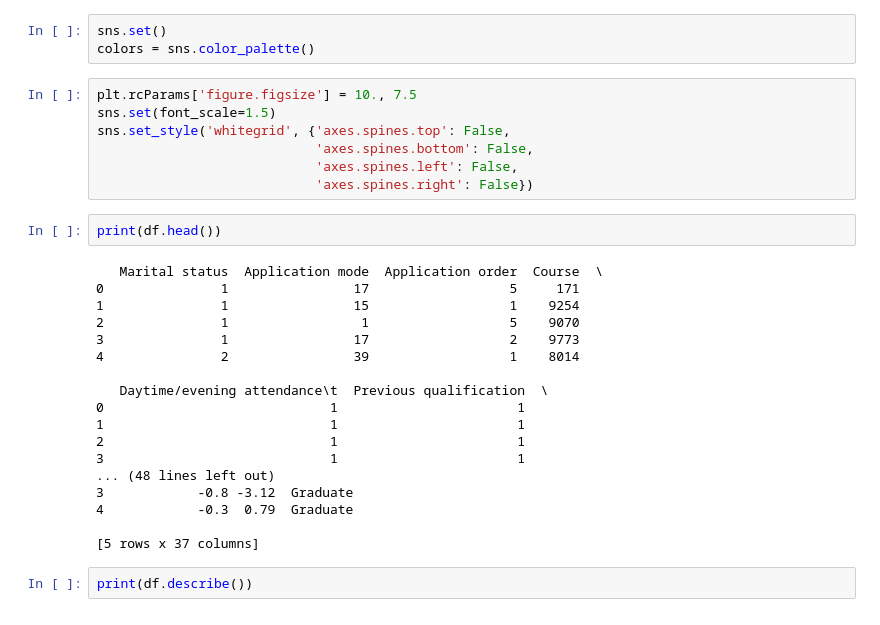
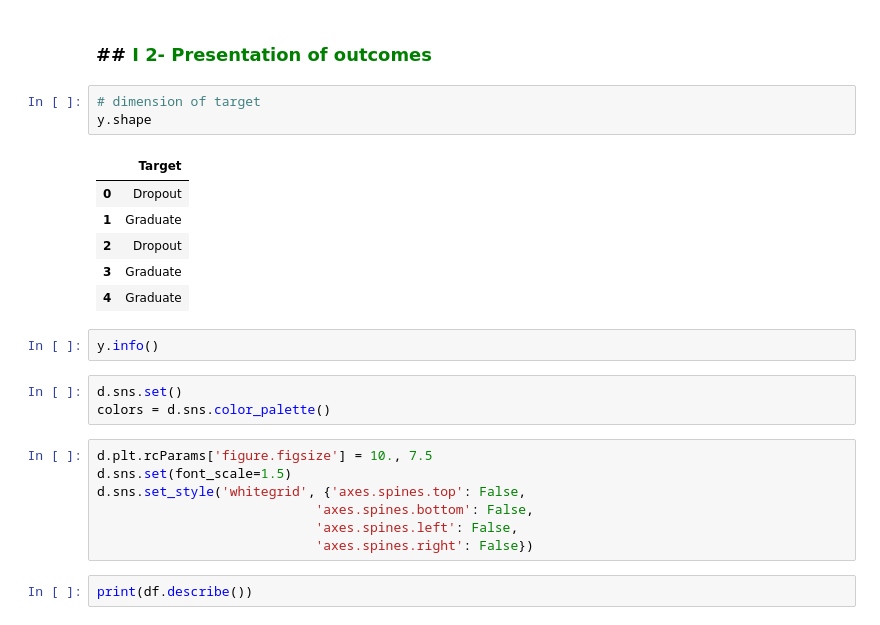
Before and after one commit to jkoks-svg/ML_Project_ENSAE, a Jupyter notebook: ML_Project_ENSAE.ipynb, the cells around one changed output. Saved outputs shown, nothing was run; the diff lists cells and outputs as text.

```diff
--- a/ML_Project_ENSAE.ipynb
+++ b/ML_Project_ENSAE.ipynb
@@ -85,33 +96,27 @@ memory usage: 1.2+ MB
+# %% [markdown]
+### ## <span style="color:green; text-align:center;">I 2- Presentation of outcomes</span>
+# %%
+# dimension of target
+y.shape
+# %% [output]
+|  | Target |
+| 0 | Dropout |
+| 1 | Graduate |
+| 2 | Dropout |
+| 3 | Graduate |
+| 4 | Graduate |
+# %%
+y.info()
 # %%
-sns.set()
-colors = sns.color_palette()
+d.sns.set()
+colors = d.sns.color_palette()
 # %%
-plt.rcParams['figure.figsize'] = 10., 7.5
-sns.set(font_scale=1.5)
-sns.set_style('whitegrid', {'axes.spines.top': False,
+d.plt.rcParams['figure.figsize'] = 10., 7.5
+d.sns.set(font_scale=1.5)
+d.sns.set_style('whitegrid', {'axes.spines.top': False,
                             'axes.spines.bottom': False,
                             'axes.spines.left': False,
                             'axes.spines.right': False})
-# %%
-print(df.head())
-# %% [output]
-   Marital status  Application mode  Application order  Course  \
-0               1                17                  5     171
-1               1                15                  1    9254
-2               1                 1                  5    9070
-3               1                17                  2    9773
-4               2                39                  1    8014
-
-   Daytime/evening attendance\t  Previous qualification  \
-0                             1                       1
-1                             1                       1
-2                             1                       1
-3                             1                       1
-... (48 lines left out)
-3            -0.8 -3.12  Graduate
-4            -0.3  0.79  Graduate
-
-[5 rows x 37 columns]
 # %%
 print(df.describe())
 # %% [output]
```
Also changed, not shown: parts of 19 cells of this notebook, 2 other files.
